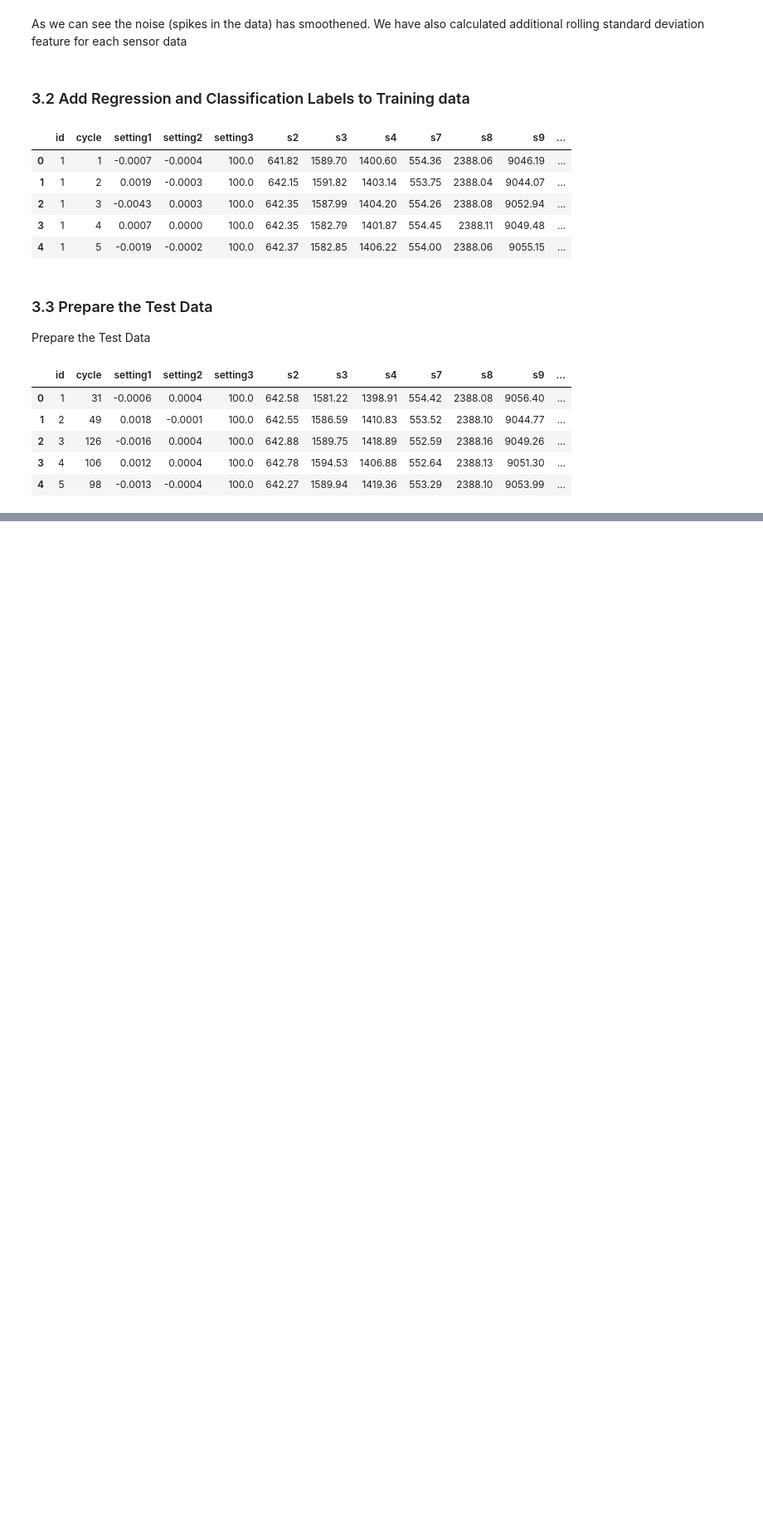
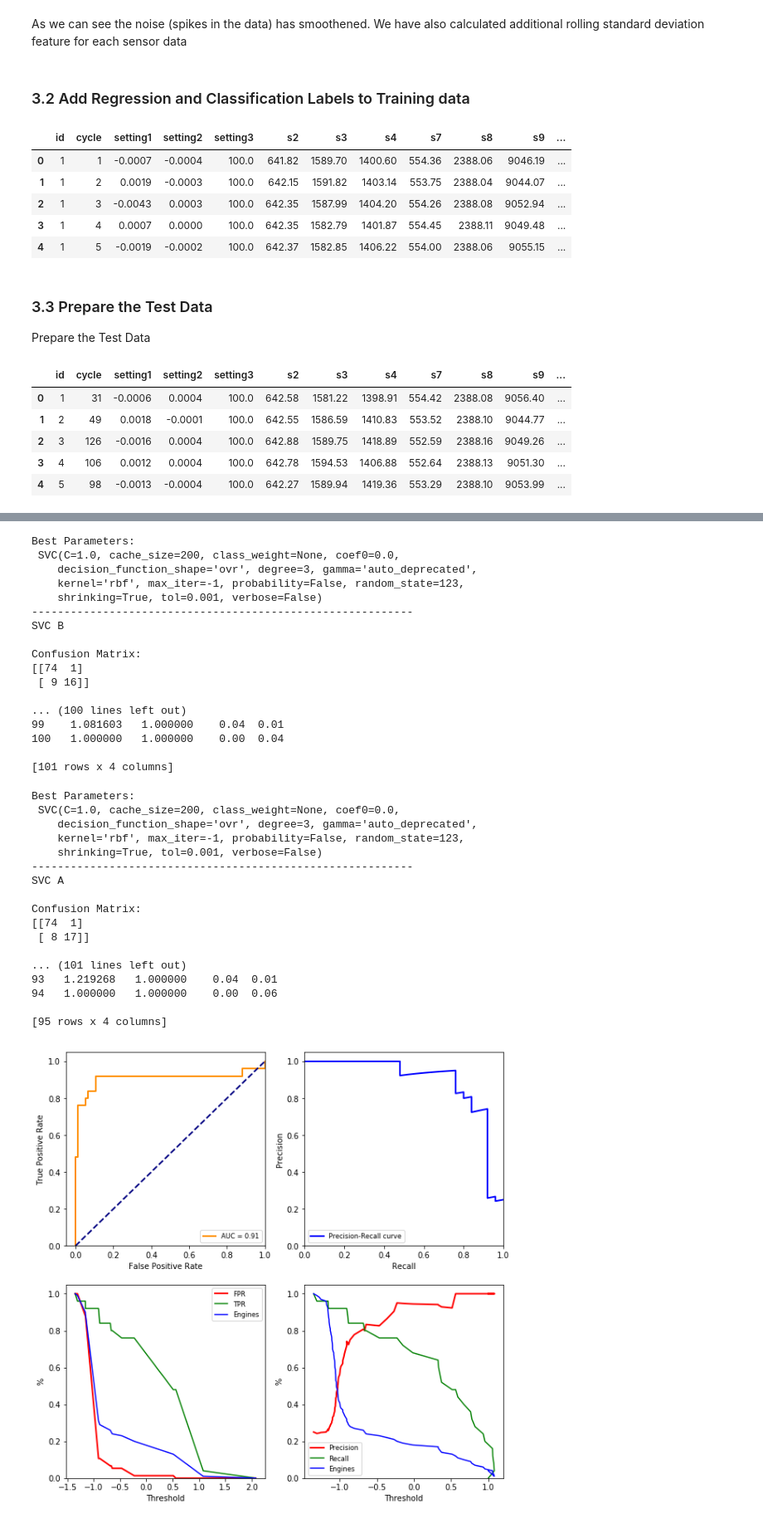
Before and after one commit to sanjaysoni2k1/PMCapstone, a Jupyter notebook: predictive_maintenance_turbine.ipynb, the cells around one changed output, grey strips where cells are left out. Shown at 83% size. Drawn from its saved outputs; the diff is of its cells as text; code cells hidden in the pictures; blank space fills up the shorter version.

```diff
--- a/predictive_maintenance_turbine.ipynb
+++ b/predictive_maintenance_turbine.ipynb
@@ -339,7 +319,7 @@ def prepare_train_data(df_in, period):
 
   return df_in
 # %%
-df_train = prepare_train_data(df_train_fx, 30)
+df_train = prepare_train_data(df_train_fx_rolling, 30)
 display(df_train.head())
 # %% [output]
 |  | id | cycle | setting1 | setting2 | setting3 | s2 | s3 | s4 | s7 | s8 | s9 | ... |
@@ -801,0 +860,58 @@ ax[1,1].legend()
+# %%
+from sklearn.svm import SVC
+
+model = 'SVC B'
+clf_svcb = SVC(kernel='rbf', random_state=123)
+gs_params = {'C': [1.0]}
+gs_score = 'roc_auc'
+
+clf_svcb, pred_svcb = bin_classify(model, clf_svcb, sensor_features, params=gs_params, score=gs_score)
+print('\nBest Parameters:\n',clf_svcb)
+
+metrics_svcb, roc_svcb, prc_svcb = bin_class_metrics(model, y_test, pred_svcb.y_pred, pred_svcb.y_score, print_out=True, plot_out=True)
+
+model = 'SVC A'
+clf_svca = SVC(kernel='rbf', random_state=123)
+gs_params = {'C': [1.0]}
+gs_score = 'roc_auc'
+
+clf_svca, pred_svca = bin_classify(model, clf_svca, features_adxf, params=gs_params, score=gs_score)
+print('\nBest Parameters:\n',clf_svca)
+
+metrics_svca, roc_svca, prc_svca = bin_class_metrics(model, y_test, pred_svca.y_pred, pred_svca.y_score, print_out=True, plot_out=True)
+# %% [output]
+Best Parameters:
+ SVC(C=1.0, cache_size=200, class_weight=None, coef0=0.0,
+    decision_function_shape='ovr', degree=3, gamma='auto_deprecated',
+    kernel='rbf', max_iter=-1, probability=False, random_state=123,
+    shrinking=True, tol=0.001, verbose=False)
+-----------------------------------------------------------
+SVC B
+
+Confusion Matrix:
+[[74  1]
+ [ 9 16]]
+
+... (100 lines left out)
+99    1.081603   1.000000    0.04  0.01
+100   1.000000   1.000000    0.00  0.04
+
+[101 rows x 4 columns]
+Best Parameters:
+ SVC(C=1.0, cache_size=200, class_weight=None, coef0=0.0,
+    decision_function_shape='ovr', degree=3, gamma='auto_deprecated',
+    kernel='rbf', max_iter=-1, probability=False, random_state=123,
+    shrinking=True, tol=0.001, verbose=False)
+-----------------------------------------------------------
+SVC A
+
+Confusion Matrix:
+[[74  1]
+ [ 8 17]]
+
+... (101 lines left out)
+93   1.219268   1.000000    0.04  0.01
+94   1.000000   1.000000    0.00  0.06
+
+[95 rows x 4 columns]
+[figure, added]
```
Also changed, not shown: parts of 75 cells of this notebook.
